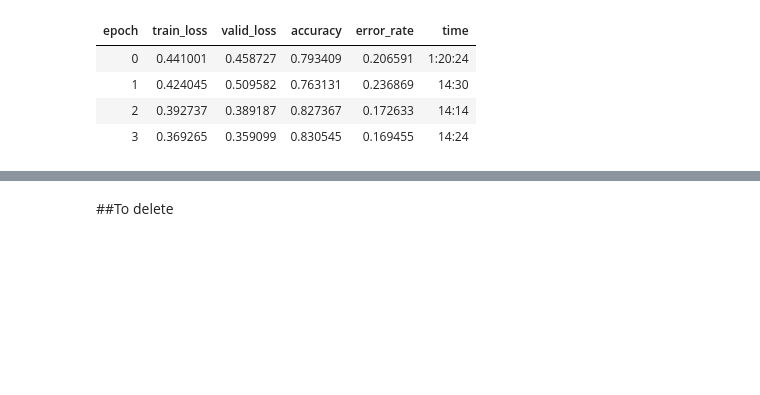
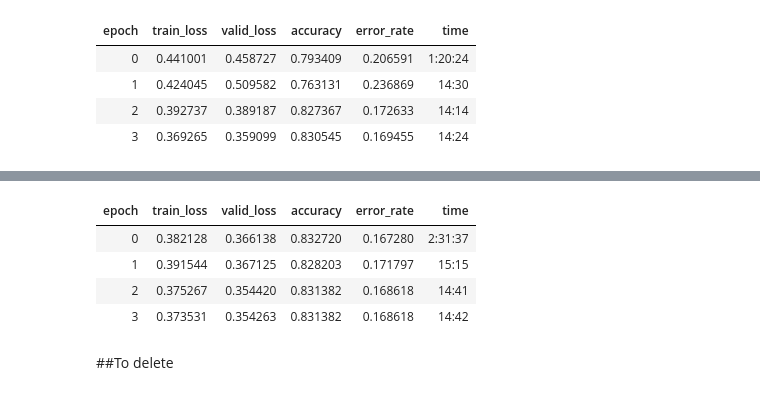
Before and after one commit to GrueneKatze/AI-for-Medicine-Coursera, a Jupyter notebook: Pneumonia_detection_with_FastAI.ipynb, the cells around one changed output, grey strips where cells are left out. Drawn from its saved outputs; the diff is of its cells as text; code cells hidden in the pictures; blank space fills up the shorter version.

```diff
--- a/Pneumonia_detection_with_FastAI.ipynb
+++ b/Pneumonia_detection_with_FastAI.ipynb
@@ -331,0 +354,8 @@ learn.load(path_m/'2a')
+# %%
+learn.fit_one_cycle(4, max_lr=slice(3e-4, 3e-3))
+# %% [output]
+| epoch | train_loss | valid_loss | accuracy | error_rate | time |
+| 0 | 0.382128 | 0.366138 | 0.832720 | 0.167280 | 2:31:37 |
+| 1 | 0.391544 | 0.367125 | 0.828203 | 0.171797 | 15:15 |
+| 2 | 0.375267 | 0.354420 | 0.831382 | 0.168618 | 14:41 |
+| 3 | 0.373531 | 0.354263 | 0.831382 | 0.168618 | 14:42 |
```
Also changed, not shown: parts of 3 cells of this notebook.
